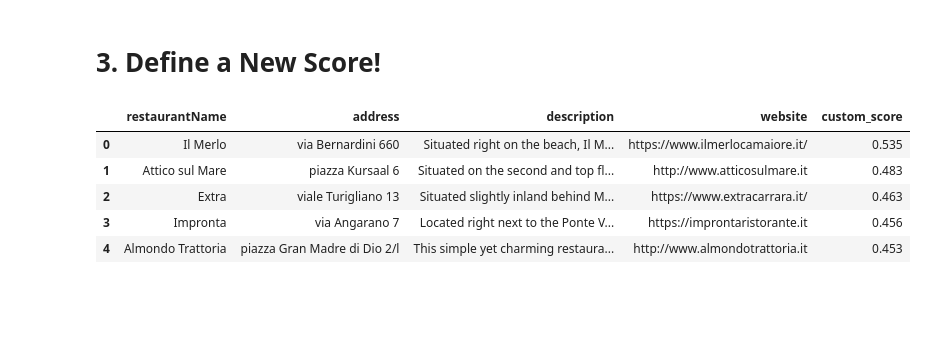
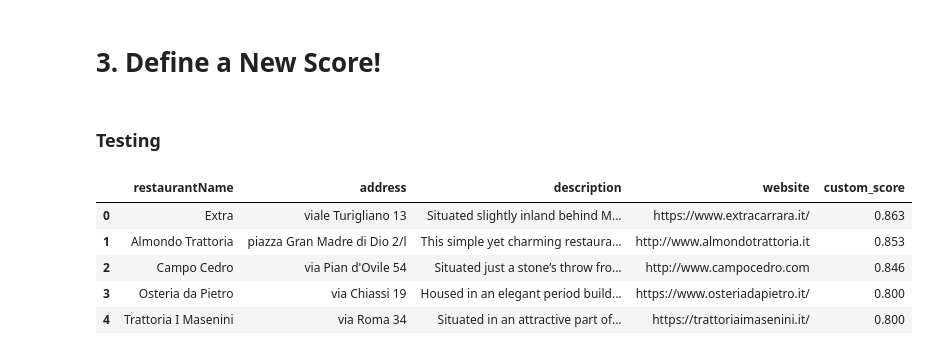
Before and after one commit to SimoneMantero/ADM-HW3, a Jupyter notebook: main.ipynb, the cells around one changed output. Drawn from its saved outputs; the diff is of its cells as text; code cells hidden in the pictures; blank space fills up the shorter version.

```diff
--- a/main.ipynb
+++ b/main.ipynb
@@ -410,24 +392,3 @@ display(ranked_results)
 import heapq
 from sklearn.metrics.pairwise import cosine_similarity
 import pandas as pd
-# %%
-''' def calculate_custom_score(doc, query_tfidf, doc_tfidf, cuisine_preferences, service_preferences, price_preferences):
-    score = 0
-
-    # Description score using TF-IDF similarity
-    description_score = cosine_similarity(query_tfidf, doc_tfidf)[0, 0]
-    score += description_score * 0.5  # Higher weight for description
-
-    # Score for cuisine type match
-    if any(cuisine.lower() in doc['cuisineType'].lower() for cuisine in cuisine_preferences):
-        score += 0.2
-
-    # Score for service match
-    matching_services = sum(1 for service in service_preferences if service.lower() in [s.lower() for s in doc['facilitiesServices']])
-    score += matching_services * 0.1  # Adds 0.1 for each matching service
-
-    # Score for price range
-    if doc['priceRange'] in price_preferences:
-        score += 0.2  # Additional weight for preferred price range
-
-    return score
@@ -477,8 +395,6 @@ import pandas as pd
 # %%
-from sklearn.metrics.pairwise import cosine_similarity
-
-def calculate_cosine_similarity(query):
-    # Converti la query in vettore TF-IDF
+def calculate_cosine_similarity(query, tfidf_vectorizer, tfidf_matrix):
+    # Converti la query in un vettore TF-IDF
     query_tfidf = tfidf_vectorizer.transform([query])
 
     # Calcola la similarità coseno tra la query e tutte le descrizioni
@@ -535,21 +461,22 @@ def custom_scoring(query, k=10):
         })
 
     return pd.DataFrame(results)
+# %% [markdown]
+### Testing
 # %%
-# Example usage
 query = "seafood"
-cuisine_preferences = ["Italian"]
-service_preferences = ["Terrace", "Air conditioning"]
-price_preferences = ["$", "$$"]
+cuisine_preferences = ["Italian", "French"]
+service_preferences = ["Terrace", "Air conditioning"]   # ciaoooooo
+price_preferences = ["€", "€€"]
 top_k = 5
 
-# Call the function and display the results
-results_df = search_rank_restaurants(query, tfidf_matrix, tfidf_vectorizer, df, top_k, cuisine_preferences, service_preferences, price_preferences)
+# Chiama la funzione custom_scoring e visualizza i risultati
+results_df = custom_scoring(query, df, tfidf_vectorizer, tfidf_matrix, top_k, cuisine_preferences, price_preferences)
 display(results_df)
 # %% [output]
 |  | restaurantName | address | description | website | custom_score |
-| 0 | Il Merlo | via Bernardini 660 | Situated right on the beach, Il M... | https://www.ilmerlocamaiore.it/ | 0.535 |
-| 1 | Attico sul Mare | piazza Kursaal 6 | Situated on the second and top fl... | http://www.atticosulmare.it | 0.483 |
-| 2 | Extra | viale Turigliano 13 | Situated slightly inland behind M... | https://www.extracarrara.it/ | 0.463 |
-| 3 | Impronta | via Angarano 7 | Located right next to the Ponte V... | https://improntaristorante.it | 0.456 |
-| 4 | Almondo Trattoria | piazza Gran Madre di Dio 2/l | This simple yet charming restaura... | http://www.almondotrattoria.it | 0.453 |
+| 0 | Extra | viale Turigliano 13 | Situated slightly inland behind M... | https://www.extracarrara.it/ | 0.863 |
+| 1 | Almondo Trattoria | piazza Gran Madre di Dio 2/l | This simple yet charming restaura... | http://www.almondotrattoria.it | 0.853 |
+| 2 | Campo Cedro | via Pian d'Ovile 54 | Situated just a stone’s throw fro... | http://www.campocedro.com | 0.846 |
+| 3 | Osteria da Pietro | via Chiassi 19 | Housed in an elegant period build... | https://www.osteriadapietro.it/ | 0.800 |
+| 4 | Trattoria I Masenini | via Roma 34 | Situated in an attractive part of... | https://trattoriaimasenini.it/ | 0.800 |
```
Also changed, not shown: parts of 7 cells of this notebook, 2 other files.
